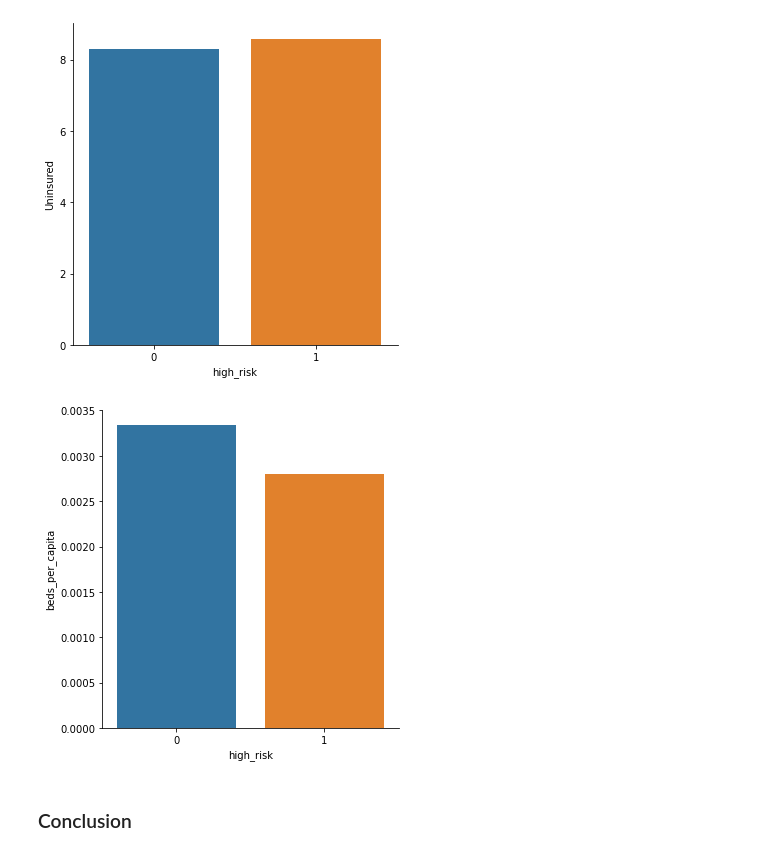
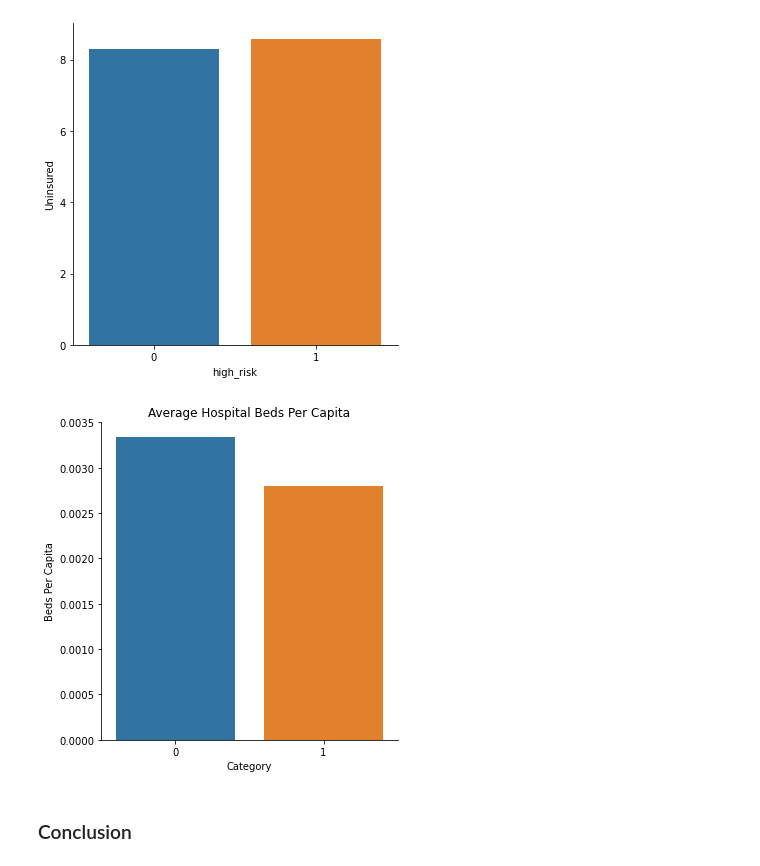
Before and after one commit to mrhartnett10/Covid19-Clustering-Demographic-Analysis-Group-Project, a Jupyter notebook: MH-YH-EDA-Combo.ipynb, the cells around one changed output. Saved outputs shown, nothing was run; the diff lists cells and outputs as text; code cells hidden in the pictures.

```diff
--- a/MH-YH-EDA-Combo.ipynb
+++ b/MH-YH-EDA-Combo.ipynb
@@ -475,11 +493,19 @@ sns.catplot(x = 'high_risk', y = 'Uninsured', data = new_df, kind = 'bar', ci =
 [figure]
 # %%
 #States that suffered larger unemployment rates had, on average,
-#fewer hospital beds per capita than thsoe that did not
+#fewer hospital beds per capita than those that did not
 
-sns.catplot(x = 'high_risk', y = 'beds_per_capita', data = new_df, kind = 'bar', ci = None);
+sns.catplot(x = 'high_risk', y = 'beds_per_capita', data = new_df, kind = 'bar', ci = None)
+
+plt.title('Average Hospital Beds Per Capita')
+plt.xlabel('Category')
+plt.ylabel('Beds Per Capita')
+
+#Saving the figure
+
+#plt.savefig('assets/hbpc_population.png', bbox_inches = 'tight');
 # %% [output]
-[figure, old version]
+[figure, new version]
 # %% [markdown]
 ### Conclusion
 # %% [markdown]
```
Also changed, not shown: parts of 5 cells of this notebook.
